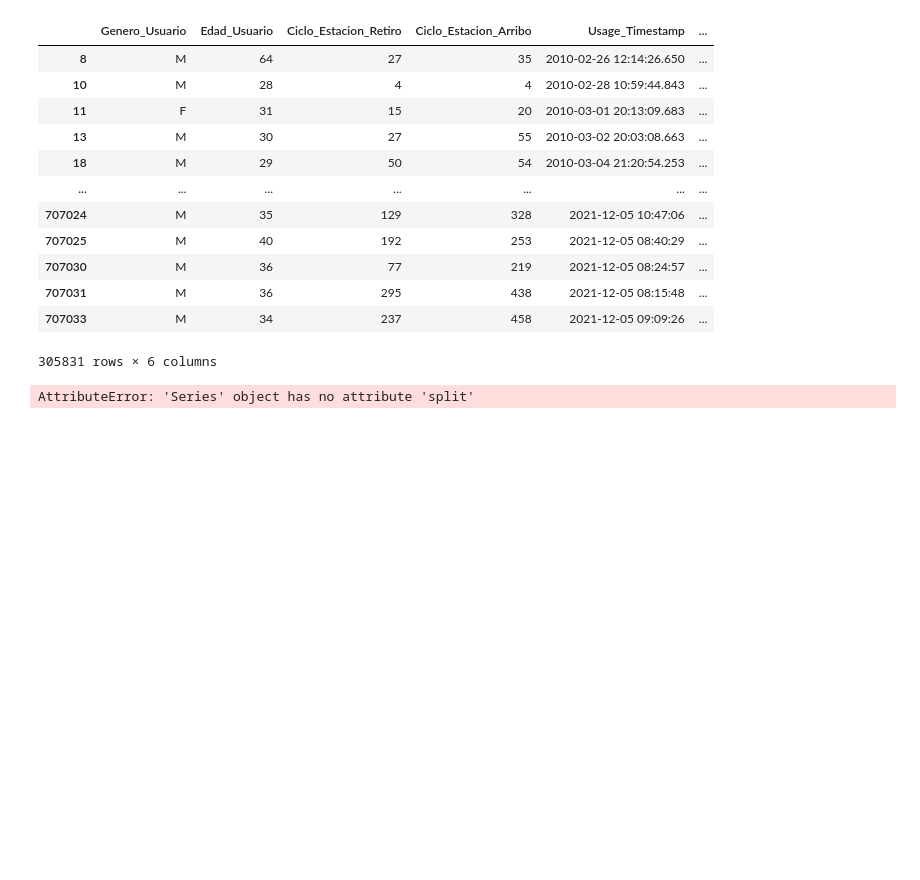
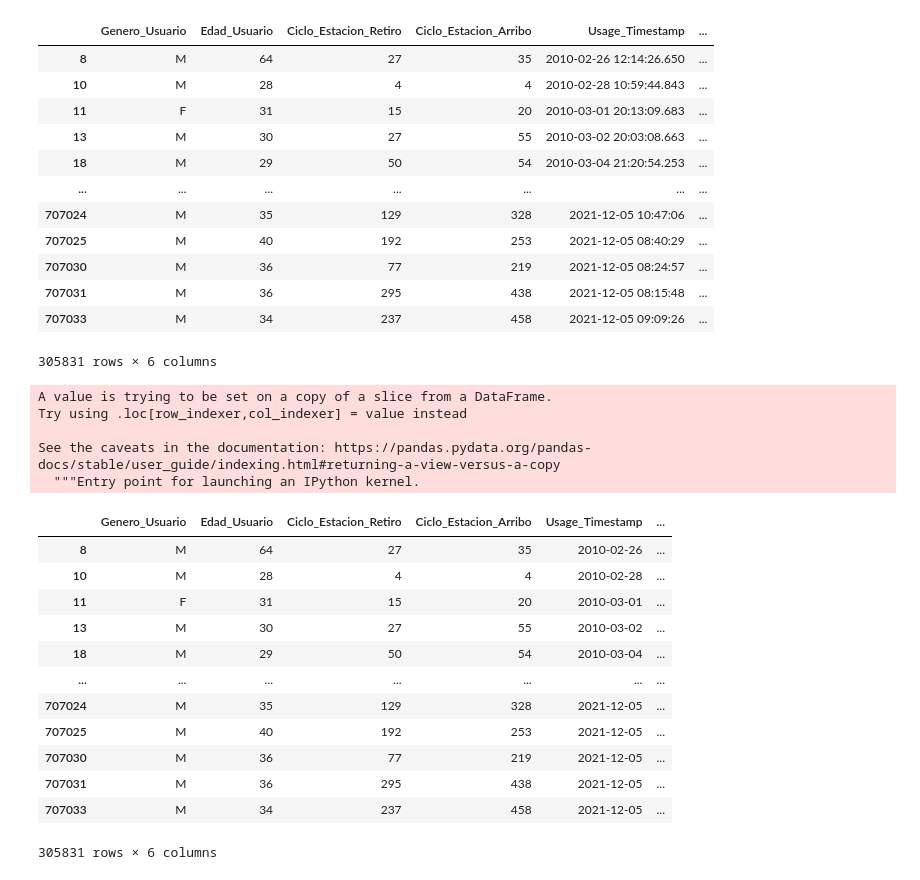
Before and after one commit to mgeffroy/P2-Ecobici_insights_and_recommendations, a Jupyter notebook: Resources/Dtabase insertion modifications.ipynb, the cells around one changed output. Cells and saved outputs as stored; diff of their text form; code cells hidden in the pictures; blank space fills up the shorter version.

```diff
--- a/Resources/Dtabase insertion modifications.ipynb
+++ b/Resources/Dtabase insertion modifications.ipynb
@@ -101,7 +101,25 @@ good_df
 def splitdateime(x):
     return x.split(" ")[0]
 # %%
-good_df.apply(splitdateime)
+good_df["Usage_Timestamp"]=good_df["Usage_Timestamp"].apply(splitdateime)
+good_df
 # %% [output]
-AttributeError: 'Series' object has no attribute 'split'
+A value is trying to be set on a copy of a slice from a DataFrame.
+Try using .loc[row_indexer,col_indexer] = value instead
+
+See the caveats in the documentation: https://pandas.pydata.org/pandas-docs/stable/user_guide/indexing.html#returning-a-view-versus-a-copy
+  """Entry point for launching an IPython kernel.
+|  | Genero_Usuario | Edad_Usuario | Ciclo_Estacion_Retiro | Ciclo_Estacion_Arribo | Usage_Timestamp | ... |
+| 8 | M | 64 | 27 | 35 | 2010-02-26 | ... |
+| 10 | M | 28 | 4 | 4 | 2010-02-28 | ... |
+| 11 | F | 31 | 15 | 20 | 2010-03-01 | ... |
+| 13 | M | 30 | 27 | 55 | 2010-03-02 | ... |
+| 18 | M | 29 | 50 | 54 | 2010-03-04 | ... |
+| ... | ... | ... | ... | ... | ... | ... |
+| 707024 | M | 35 | 129 | 328 | 2021-12-05 | ... |
+| 707025 | M | 40 | 192 | 253 | 2021-12-05 | ... |
+| 707030 | M | 36 | 77 | 219 | 2021-12-05 | ... |
+| 707031 | M | 36 | 295 | 438 | 2021-12-05 | ... |
+| 707033 | M | 34 | 237 | 458 | 2021-12-05 | ... |
+305831 rows × 6 columns
 # %%
```
Also changed, not shown: parts of 1 cell of this notebook.
